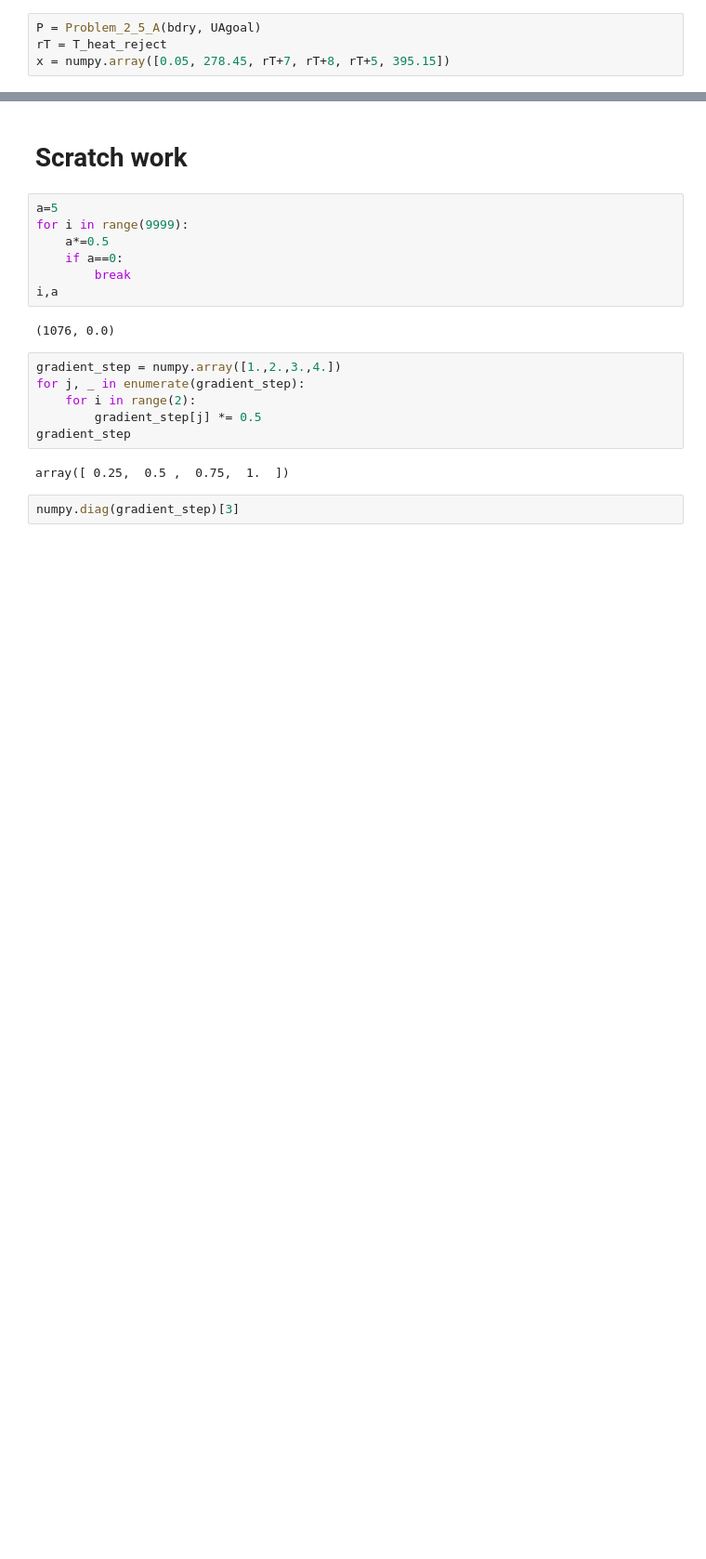
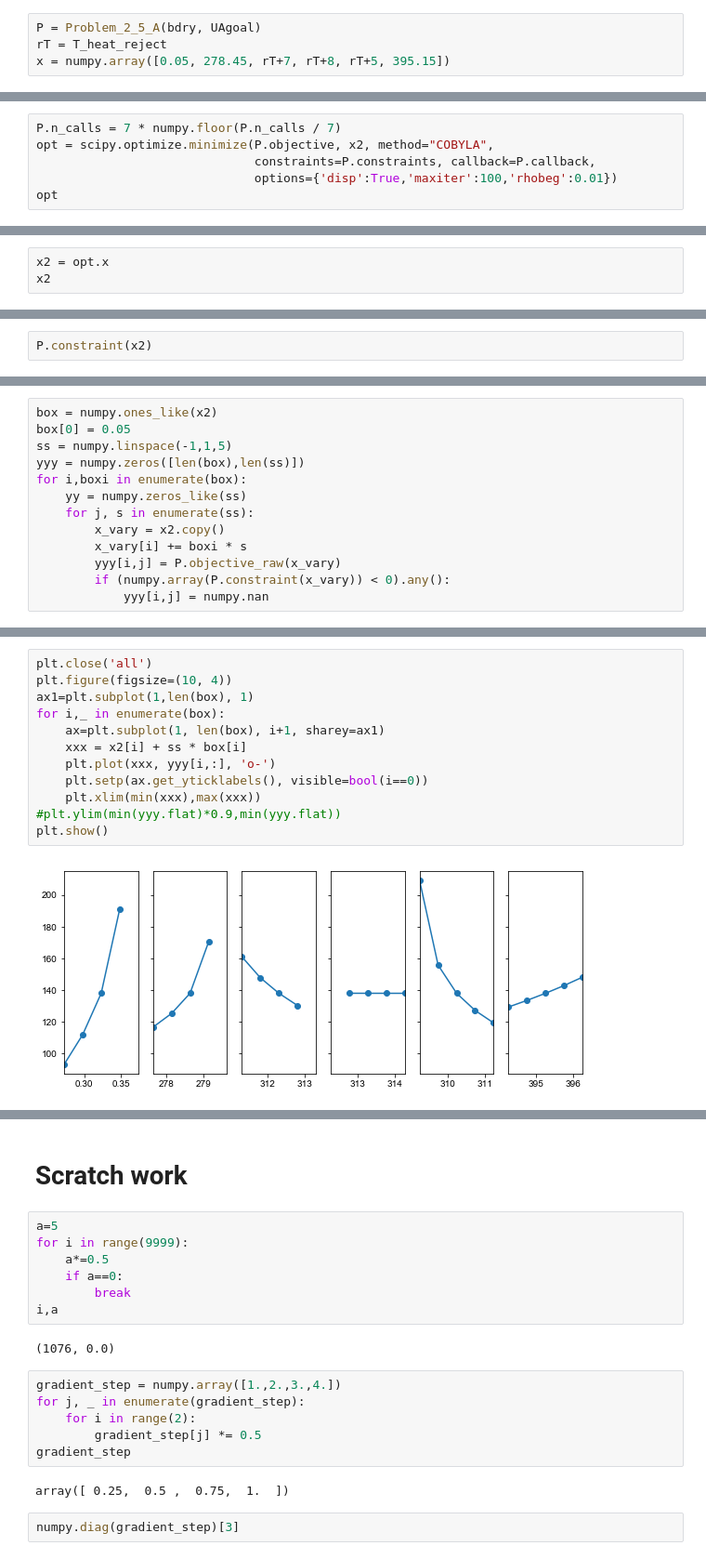
Before and after one commit to nfette/openACHP, a Jupyter notebook: src/optimize_trials2.ipynb, the cells around one changed output, grey strips where cells are left out. Shown at 93% size. Saved outputs shown, nothing was run; the diff lists cells and outputs as text; blank space fills up the shorter version.

```diff
--- a/src/optimize_trials2.ipynb
+++ b/src/optimize_trials2.ipynb
@@ -797,0 +884,6 @@ plt.show()
+# %%
+P.n_calls = 7 * numpy.floor(P.n_calls / 7)
+opt = scipy.optimize.minimize(P.objective, x2, method="COBYLA",
+                              constraints=P.constraints, callback=P.callback,
+                              options={'disp':True,'maxiter':100,'rhobeg':0.01})
+opt
@@ -797,0 +919,3 @@ plt.show()
+# %%
+x2 = opt.x
+x2
@@ -797,0 +965,2 @@ plt.show()
+# %%
+P.constraint(x2)
@@ -797,0 +987,13 @@ plt.show()
+# %%
+box = numpy.ones_like(x2)
+box[0] = 0.05
+ss = numpy.linspace(-1,1,5)
+yyy = numpy.zeros([len(box),len(ss)])
+for i,boxi in enumerate(box):
+    yy = numpy.zeros_like(ss)
+    for j, s in enumerate(ss):
+        x_vary = x2.copy()
+        x_vary[i] += boxi * s
+        yyy[i,j] = P.objective_raw(x_vary)
+        if (numpy.array(P.constraint(x_vary)) < 0).any():
+            yyy[i,j] = numpy.nan
@@ -797,0 +1053,14 @@ plt.show()
+# %%
+plt.close('all')
+plt.figure(figsize=(10, 4))
+ax1=plt.subplot(1,len(box), 1)
+for i,_ in enumerate(box):
+    ax=plt.subplot(1, len(box), i+1, sharey=ax1)
+    xxx = x2[i] + ss * box[i]
+    plt.plot(xxx, yyy[i,:], 'o-')
+    plt.setp(ax.get_yticklabels(), visible=bool(i==0))
+    plt.xlim(min(xxx),max(xxx))
+#plt.ylim(min(yyy.flat)*0.9,min(yyy.flat))
+plt.show()
+# %% [output]
+[figure, added]
```
Also changed, not shown: parts of 26 cells of this notebook, 2 other files.
